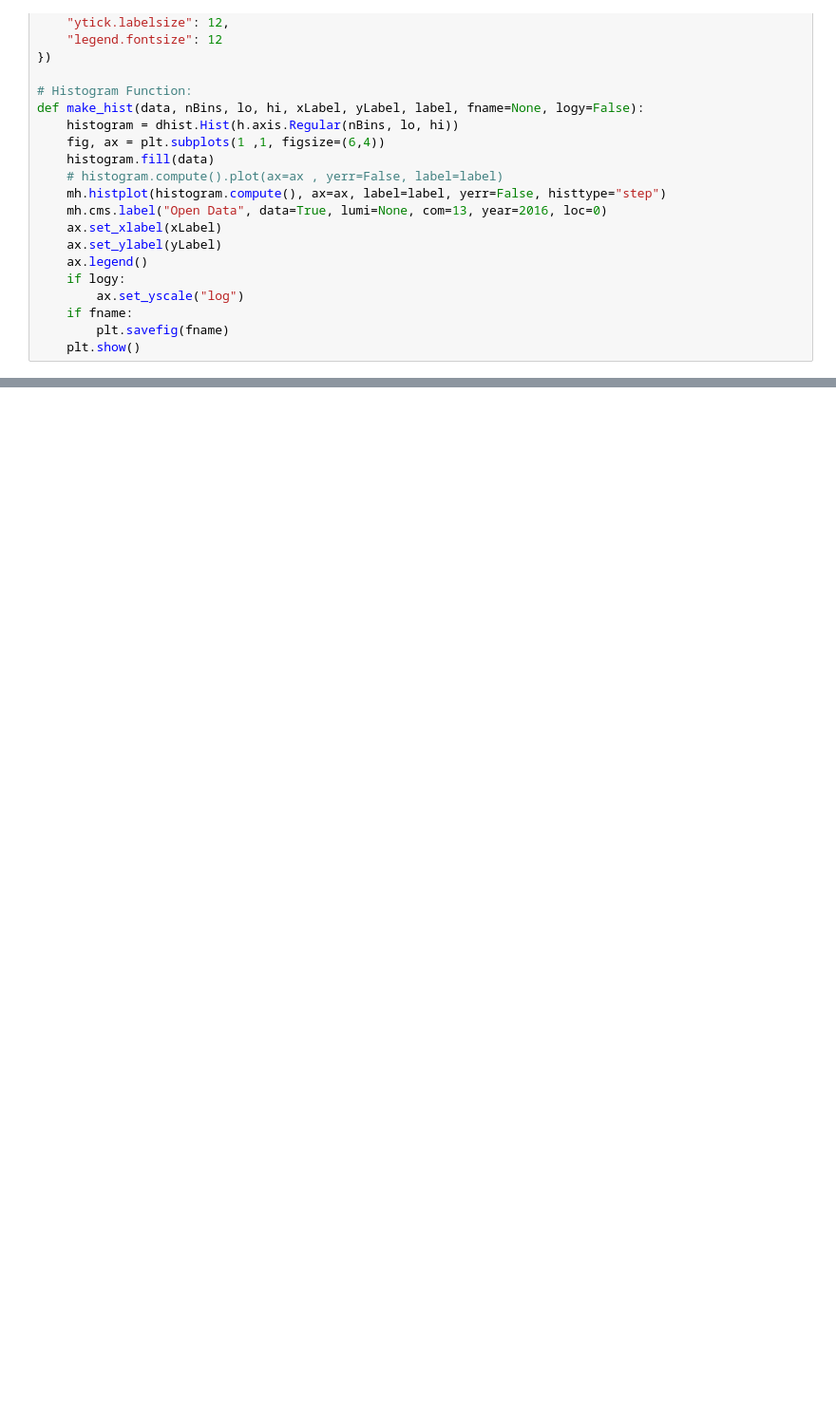
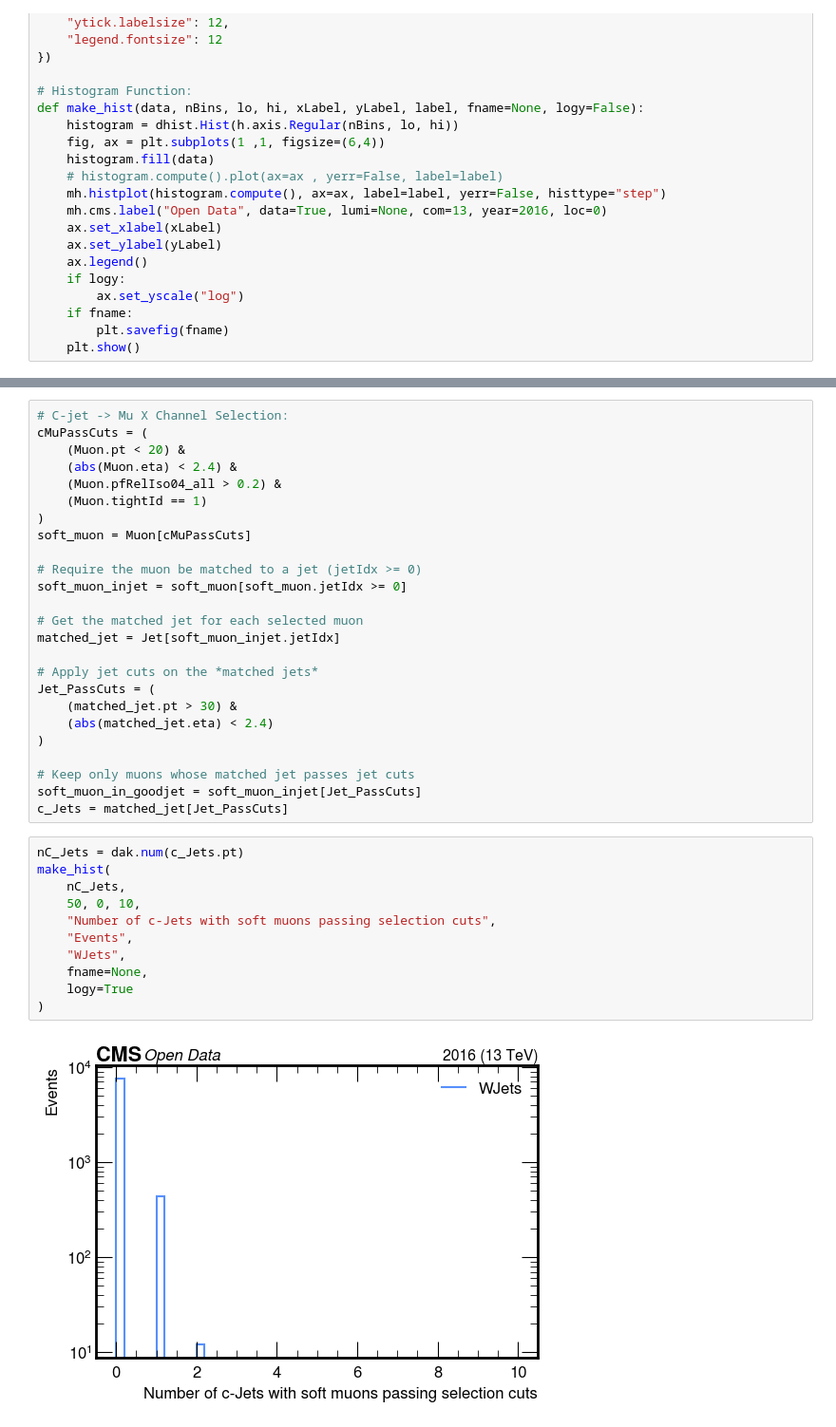
Before and after one commit to xondikoi03/charmTaggingAnalysis, a Jupyter notebook: Coffea/notebooks/WcAnalysis.ipynb, the cells around one changed output, grey strips where cells are left out. Shown at 95% size. Saved outputs shown, nothing was run; the diff lists cells and outputs as text; blank space fills up the shorter version.

```diff
--- a/Coffea/notebooks/WcAnalysis.ipynb
+++ b/Coffea/notebooks/WcAnalysis.ipynb
@@ -117,0 +113,38 @@ EventSelection =  (ak.num(Selected_Muon) == 1)
+# %%
+# C-jet -> Mu X Channel Selection:
+cMuPassCuts = (
+    (Muon.pt < 20) &
+    (abs(Muon.eta) < 2.4) &
+    (Muon.pfRelIso04_all > 0.2) &
+    (Muon.tightId == 1)
+)
+soft_muon = Muon[cMuPassCuts]
+
+# Require the muon be matched to a jet (jetIdx >= 0)
+soft_muon_injet = soft_muon[soft_muon.jetIdx >= 0]
+
+# Get the matched jet for each selected muon
+matched_jet = Jet[soft_muon_injet.jetIdx]
+
+# Apply jet cuts on the *matched jets*
+Jet_PassCuts = (
+    (matched_jet.pt > 30) &
+    (abs(matched_jet.eta) < 2.4)
+)
+
+# Keep only muons whose matched jet passes jet cuts
+soft_muon_in_goodjet = soft_muon_injet[Jet_PassCuts]
+c_Jets = matched_jet[Jet_PassCuts]
+# %%
+nC_Jets = dak.num(c_Jets.pt)
+make_hist(
+    nC_Jets,
+    50, 0, 10,
+    "Number of c-Jets with soft muons passing selection cuts",
+    "Events",
+    "WJets",
+    fname=None,
+    logy=True
+)
+# %% [output]
+[figure, added]
```
Also changed, not shown: parts of 9 cells of this notebook.
